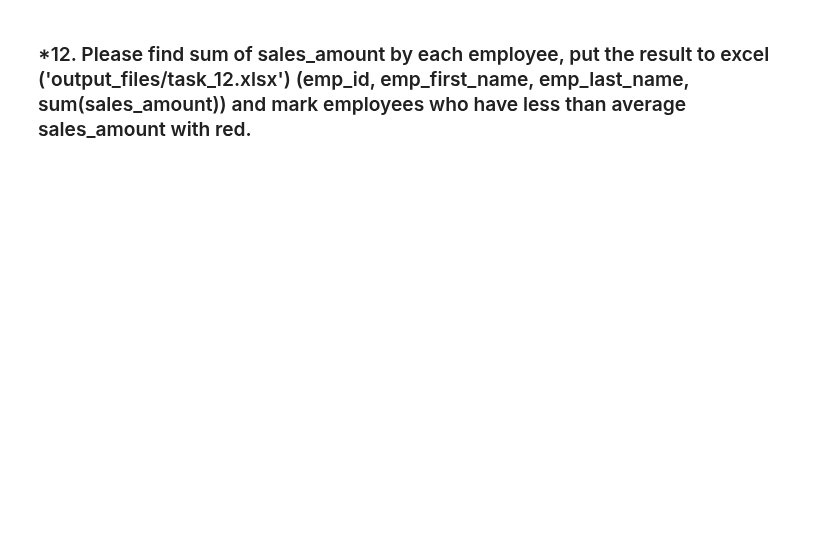
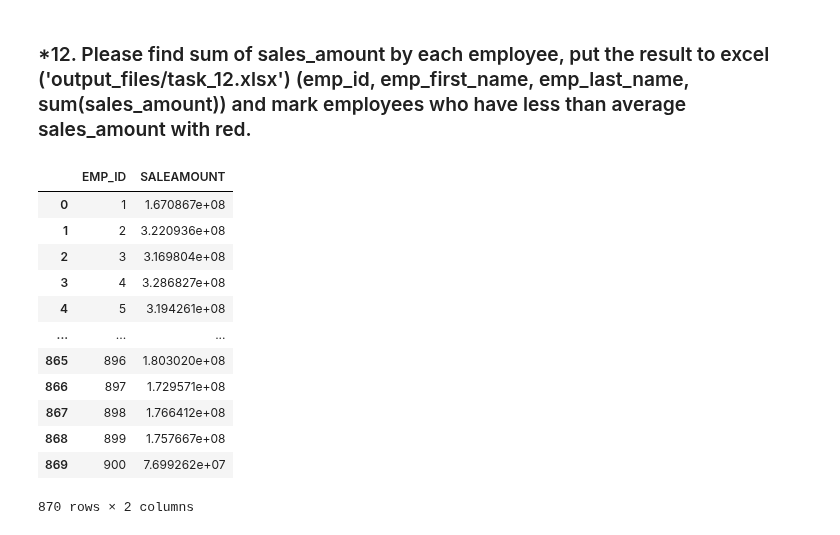
Before and after one commit to Maryna-Maksimava/Maryna_Maksimava_AU25, a Jupyter notebook: Python-Course/Session_6/homework.ipynb, the cells around one changed output. Cells and saved outputs as stored; diff of their text form; code cells hidden in the pictures; blank space fills up the shorter version.

```diff
--- a/Python-Course/Session_6/homework.ipynb
+++ b/Python-Course/Session_6/homework.ipynb
@@ -99,3 +108,6 @@ print("Test was passed")
 ### 5. Create new column “UNIT_PRICE” for price/1m2 (Please use the following formula: price/square) + round the result to 2 digits after point. Use -1 for "UNIT_PRICE" in case square = 0
 # %%
 # Add you code here (add new column to 'houses' DataFrame directly)
+houses['UNIT_PRICE']=(houses["PRICE"]/houses["SQUARE"])
+
+houses['UNIT_PRICE'].replace(np.inf, -1, inplace=True)
@@ -117,6 +138,11 @@ print("Tests were passed")
 ### 6. Sort houses dataframe by price descending; put the result to json file ('output_files/task_6.json').
 # %%
 # Add you code here
+houses = houses.sort_values(by='PRICE', ascending=False)
+houses.to_json('output_files/task_6.json')
+
+houses = houses.sort_values(by='PRICE', ascending=False)
+houses.to_json('output_files/task_6.json')
 # %%
 assert houses["PRICE"].iloc[-1] == 30400, (
     "Incorrect sorting"
@@ -213,3 +274,23 @@ print("Tests were passed")
 # %%
 # This task is optional
 # Add you code here
+sumsale=sales.drop(["LOCATION_ID", "HOUSE_ID", "DATERECORDED", "BRANCH_ID", 'CUSTOMER_ID', "COST","PAYMENT_TYPE", "PAYMENT_TYPE_ID" ], axis=1)
+
+sumsale = sumsale.dropna(subset=['EMP_ID'])
+sumsale['EMP_ID'] = sumsale['EMP_ID'].astype(int)
+sumsale_by_emp = sumsale.groupby('EMP_ID', as_index=False)['SALEAMOUNT'].sum()
+sumsale_by_emp
+# %% [output]
+|  | EMP_ID | SALEAMOUNT |
+| 0 | 1 | 1.670867e+08 |
+| 1 | 2 | 3.220936e+08 |
+| 2 | 3 | 3.169804e+08 |
+| 3 | 4 | 3.286827e+08 |
+| 4 | 5 | 3.194261e+08 |
+| ... | ... | ... |
+| 865 | 896 | 1.803020e+08 |
+| 866 | 897 | 1.729571e+08 |
+| 867 | 898 | 1.766412e+08 |
+| 868 | 899 | 1.757667e+08 |
+| 869 | 900 | 7.699262e+07 |
+870 rows × 2 columns
```
Also changed, not shown: parts of 25 cells of this notebook, 1 other file.
